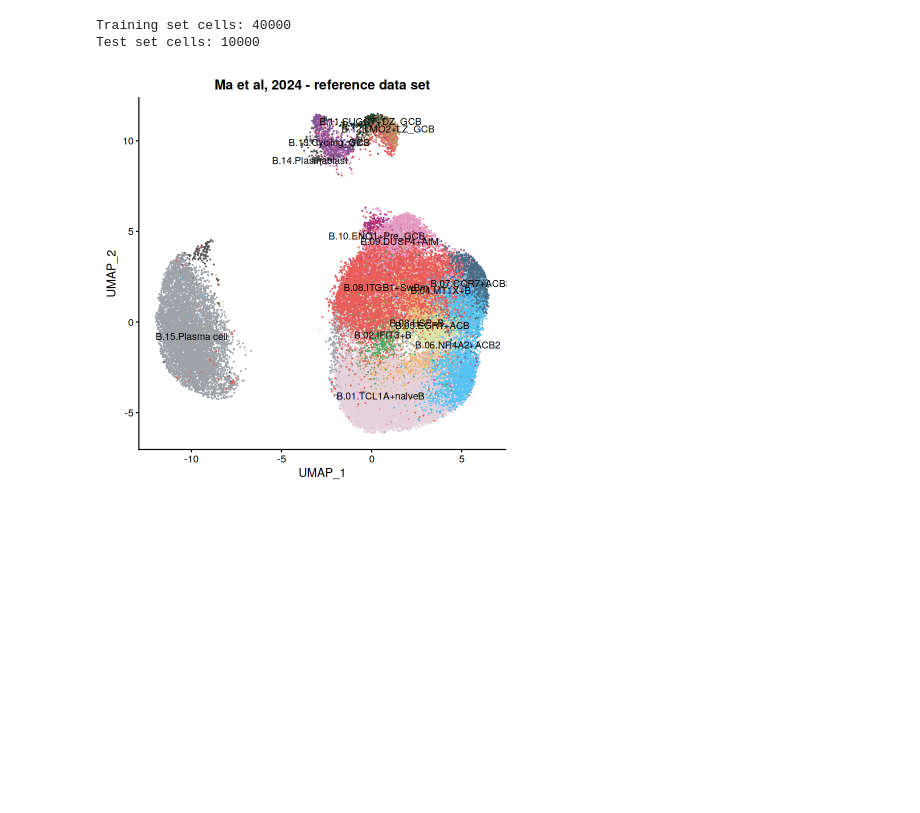
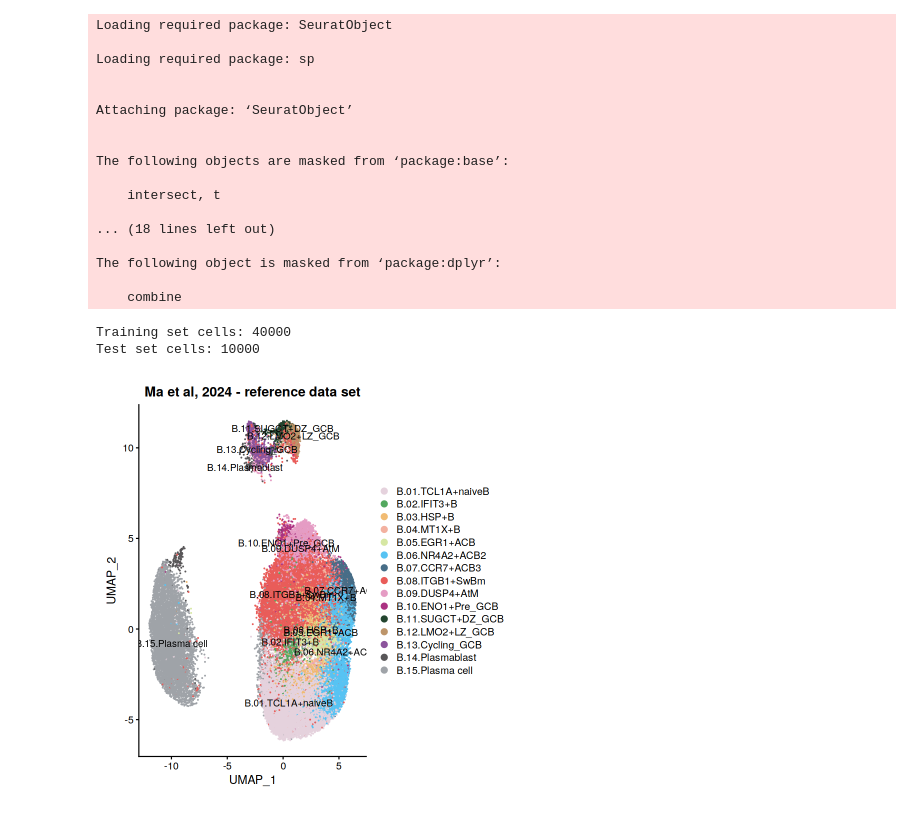
Before and after one commit to sean-otoole/BRCA_2024, a Jupyter notebook: BRCA_2024_pipeline/cos_sim_distributions_prototype.ipynb, the cells around one changed output. Saved outputs shown, nothing was run; the diff lists cells and outputs as text; code cells hidden in the pictures; blank space fills up the shorter version.

```diff
--- a/BRCA_2024_pipeline/cos_sim_distributions_prototype.ipynb
+++ b/BRCA_2024_pipeline/cos_sim_distributions_prototype.ipynb
@@ -66,37 +66,57 @@ cell_names <- colnames(ref_data)
 
 # Split the cells randomly into training and test sets
 # Let's assume we want 80% for the training set and 20% for the test set
 train_cells <- sample(cell_names, size = floor(0.8 * length(cell_names)), replace = FALSE)
 test_cells <- setdiff(cell_names, train_cells)
 
 # Subset the Seurat object into training and test sets
 ref_train <- subset(ref_data, cells = train_cells)
 ref_test <- subset(ref_data, cells = test_cells)
 
 # Print the number of cells in each set to verify
 cat("Training set cells:", ncol(ref_train), "\n")
 cat("Test set cells:", ncol(ref_test), "\n")
 
 # Define a custom color palette with 36 colors for visualizing different cell types
 # This will help differentiate the cell types in the UMAP plot
 my36colors <- c('#E5D2DD', '#53A85F', '#F1BB72', '#F3B1A0', '#D6E7A3', '#57C3F3', '#476D87',
                 '#E95C59', '#E59CC4', '#AB3282', '#23452F', '#BD956A', '#8C549C', '#585658',
                 '#9FA3A8', '#E0D4CA', '#5F3D69', '#C5DEBA', '#58A4C3', '#E4C755', '#F7F398',
                 '#AA9A59', '#E63863', '#E39A35', '#C1E6F3', '#6778AE', '#91D0BE', '#B53E2B',
                 '#712820', '#DCC1DD', '#CCE0F5', '#CCC9E6', '#625D9E', '#68A180', '#3A6963',
                 '#968175')
 
 # Create the first UMAP plot (before SCTransform) with a title
 # This plot visualizes the data before any normalization (SCTransform) has been applied
 p1 <- DimPlot(ref_data, group.by = "celltype", label = TRUE, cols = my36colors) +
-  NoLegend() +                          # Remove the legend for clearer visualization
+  # NoLegend() +                          # Remove the legend for clearer visualization
   ggtitle("Ma et al, 2024 - reference data set")         # Add a title to the plot
 
 p1
+
+output_path <- paste0(getwd(),'/figures/','ref_umap.png')
+ggsave(filename = output_path, plot = p1, width = 8, height = 8, dpi = 300)
 # %% [output]
-Training set cells: 40000
-Test set cells: 10000
+Loading required package: SeuratObject
+
+Loading required package: sp
+
+
+Attaching package: ‘SeuratObject’
+
+
+The following objects are masked from ‘package:base’:
+
+    intersect, t
+
+... (18 lines left out)
+
+The following object is masked from ‘package:dplyr’:
+
+    combine
+Training set cells: 40000
+Test set cells: 10000
-[figure, old version]
+[figure, new version]
 # %%
 # ## import the seurat processed data
 visium_path <- paste0(getwd(), '/objects/seurat_objects.rds')
```
Also changed, not shown: parts of 10 cells of this notebook, 1 other file.
